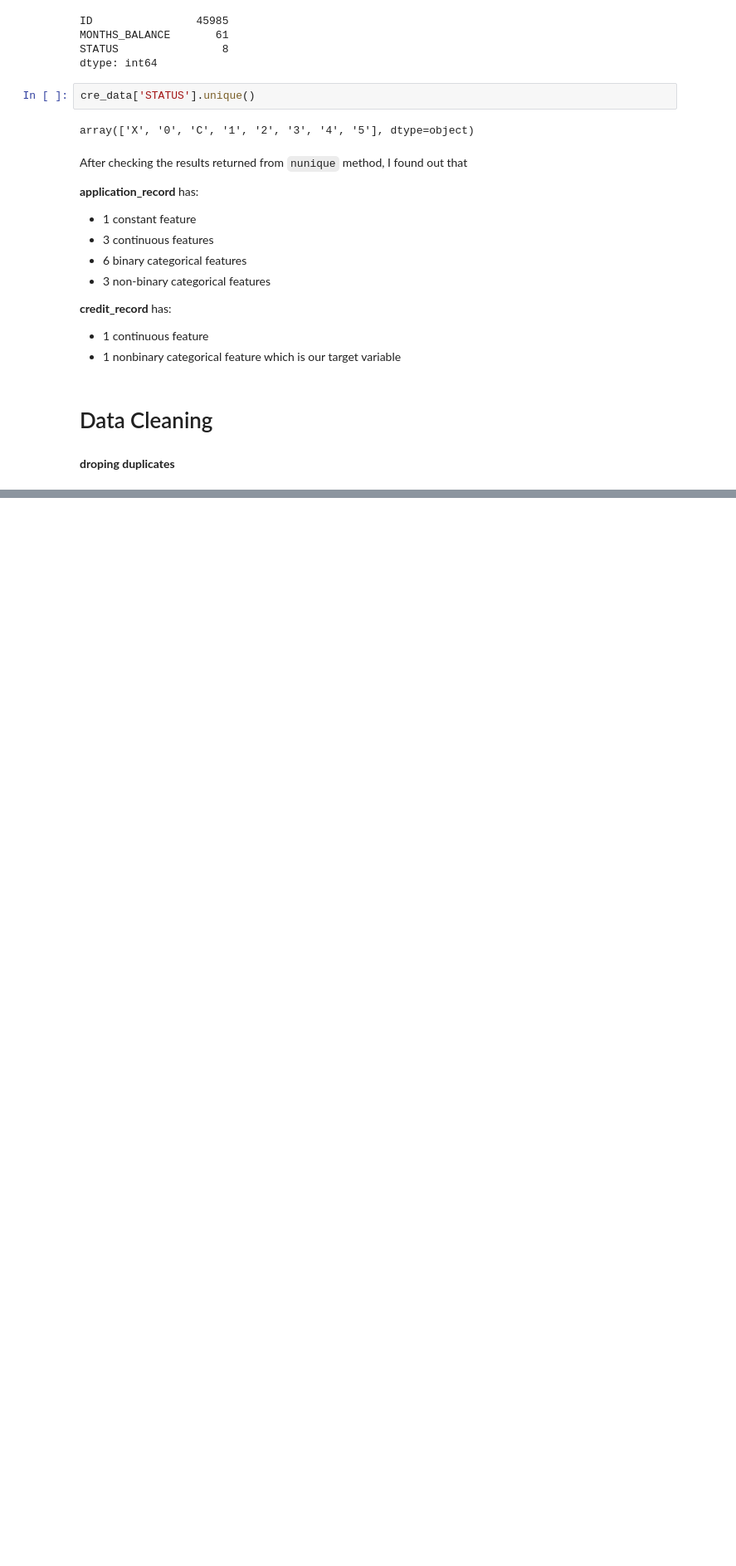
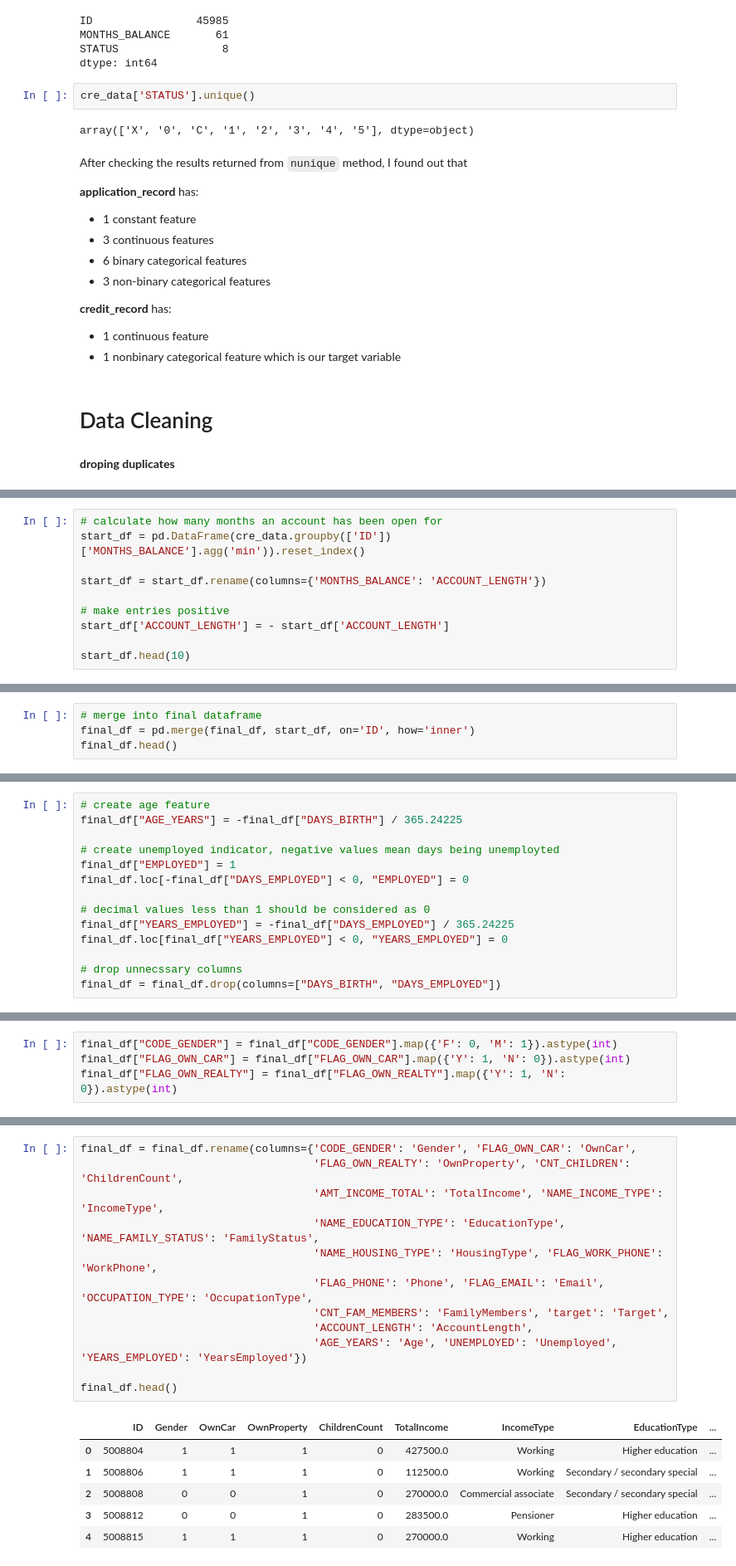
Before and after one commit to archx64-ait/ml-pattaya-ait, a Jupyter notebook: code/project.ipynb, the cells around one changed output, grey strips where cells are left out. Shown: that part at 83% size. Saved outputs shown, nothing was run; the diff lists cells and outputs as text; blank space fills up the shorter version.

```diff
--- a/code/project.ipynb
+++ b/code/project.ipynb
@@ -174,0 +236,10 @@ shape after dropping duplicates: (90085, 18)
+# %%
+# calculate how many months an account has been open for
+start_df = pd.DataFrame(cre_data.groupby(['ID'])['MONTHS_BALANCE'].agg('min')).reset_index()
+
+start_df = start_df.rename(columns={'MONTHS_BALANCE': 'ACCOUNT_LENGTH'})
+
+# make entries positive
+start_df['ACCOUNT_LENGTH'] = - start_df['ACCOUNT_LENGTH']
+
+start_df.head(10)
@@ -174,0 +258,4 @@ shape after dropping duplicates: (90085, 18)
+# %%
+# merge into final dataframe
+final_df = pd.merge(final_df, start_df, on='ID', how='inner')
+final_df.head()
@@ -174,0 +275,14 @@ shape after dropping duplicates: (90085, 18)
+# %%
+# create age feature
+final_df["AGE_YEARS"] = -final_df["DAYS_BIRTH"] / 365.24225
+
+# create unemployed indicator, negative values mean days being unemployted
+final_df["EMPLOYED"] = 1
+final_df.loc[-final_df["DAYS_EMPLOYED"] < 0, "EMPLOYED"] = 0
+
+# decimal values less than 1 should be considered as 0
+final_df["YEARS_EMPLOYED"] = -final_df["DAYS_EMPLOYED"] / 365.24225
+final_df.loc[final_df["YEARS_EMPLOYED"] < 0, "YEARS_EMPLOYED"] = 0
+
+# drop unnecssary columns
+final_df = final_df.drop(columns=["DAYS_BIRTH", "DAYS_EMPLOYED"])
@@ -174,0 +300,4 @@ shape after dropping duplicates: (90085, 18)
+# %%
+final_df["CODE_GENDER"] = final_df["CODE_GENDER"].map({'F': 0, 'M': 1}).astype(int)
+final_df["FLAG_OWN_CAR"] = final_df["FLAG_OWN_CAR"].map({'Y': 1, 'N': 0}).astype(int)
+final_df["FLAG_OWN_REALTY"] = final_df["FLAG_OWN_REALTY"].map({'Y': 1, 'N': 0}).astype(int)
@@ -174,0 +306,19 @@ shape after dropping duplicates: (90085, 18)
+# %%
+final_df = final_df.rename(columns={'CODE_GENDER': 'Gender', 'FLAG_OWN_CAR': 'OwnCar',
+                                    'FLAG_OWN_REALTY': 'OwnProperty', 'CNT_CHILDREN': 'ChildrenCount',
+                                    'AMT_INCOME_TOTAL': 'TotalIncome', 'NAME_INCOME_TYPE': 'IncomeType',
+                                    'NAME_EDUCATION_TYPE': 'EducationType', 'NAME_FAMILY_STATUS': 'FamilyStatus',
+                                    'NAME_HOUSING_TYPE': 'HousingType', 'FLAG_WORK_PHONE': 'WorkPhone',
+                                    'FLAG_PHONE': 'Phone', 'FLAG_EMAIL': 'Email', 'OCCUPATION_TYPE': 'OccupationType',
+                                    'CNT_FAM_MEMBERS': 'FamilyMembers', 'target': 'Target',
+                                    'ACCOUNT_LENGTH': 'AccountLength',
+                                    'AGE_YEARS': 'Age', 'UNEMPLOYED': 'Unemployed', 'YEARS_EMPLOYED': 'YearsEmployed'})
+
+final_df.head()
+# %% [output]
+|  | ID | Gender | OwnCar | OwnProperty | ChildrenCount | TotalIncome | IncomeType | EducationType | ... |
+| 0 | 5008804 | 1 | 1 | 1 | 0 | 427500.0 | Working | Higher education | ... |
+| 1 | 5008806 | 1 | 1 | 1 | 0 | 112500.0 | Working | Secondary / secondary special | ... |
+| 2 | 5008808 | 0 | 0 | 1 | 0 | 270000.0 | Commercial associate | Secondary / secondary special | ... |
+| 3 | 5008812 | 0 | 0 | 1 | 0 | 283500.0 | Pensioner | Higher education | ... |
+| 4 | 5008815 | 1 | 1 | 1 | 0 | 270000.0 | Working | Higher education | ... |
```
Also changed, not shown: parts of 34 cells of this notebook, 1 other file.
